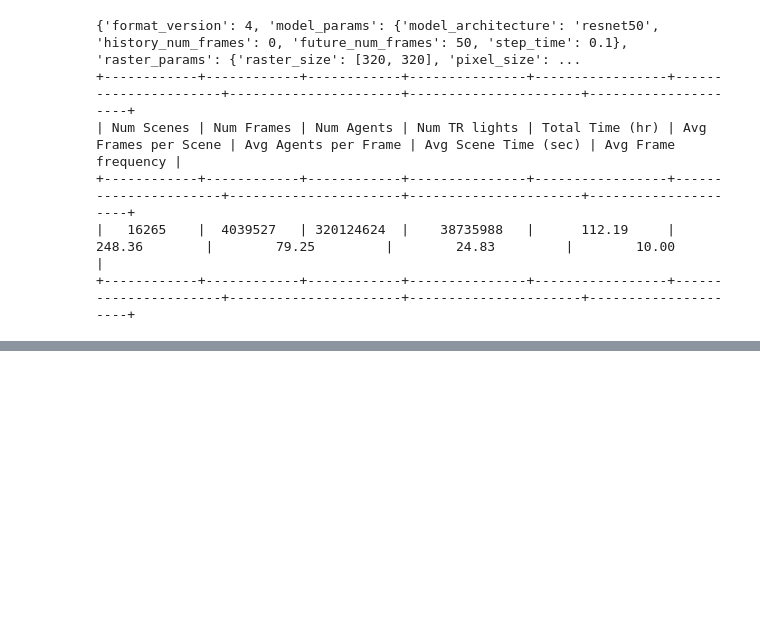
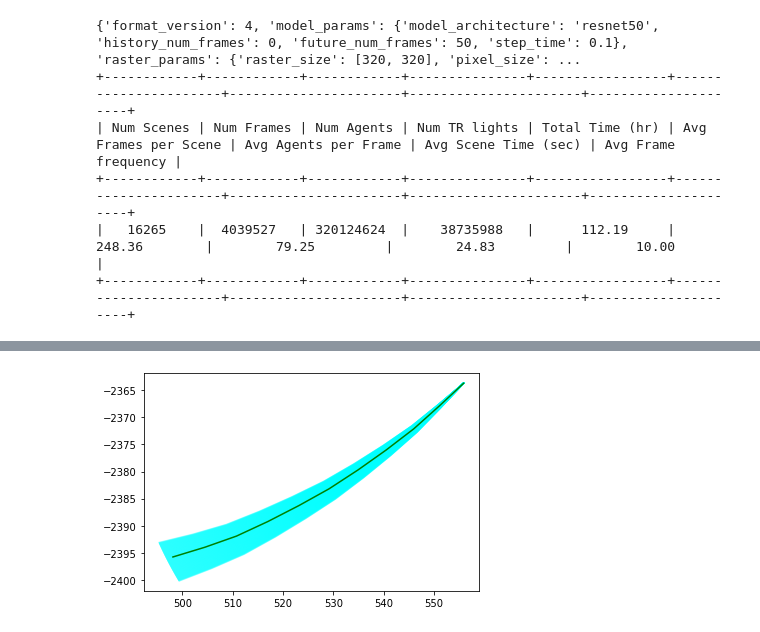
Before and after one commit to shuruiz/planning, a Jupyter notebook: intergration/model_evaluation.ipynb, the cells around one changed output, grey strips where cells are left out. Cells and saved outputs as stored; diff of their text form; code cells hidden in the pictures; blank space fills up the shorter version.

```diff
--- a/intergration/model_evaluation.ipynb
+++ b/intergration/model_evaluation.ipynb
@@ -598,0 +566,2 @@ animate_planned_on_grid('8KfB', lane_list=lane_list, \
+# %%
+task= pickle.load(open("/home/lab1/repo/planning/tasks/task.pickle",'rb'))[0]
@@ -598,0 +667,8 @@ animate_planned_on_grid('8KfB', lane_list=lane_list, \
+# %%
+guide =_get_guide(task)
+print(len(guide))
+move1 = max_move(task, guide)
+move2 = min_move(task, guide)
+# move1.shape
+for i in range(10):
+    print(move1[i], move2[i])
@@ -598,0 +687,8 @@ animate_planned_on_grid('8KfB', lane_list=lane_list, \
+# %%
+for unit in np.arange(-3,4, 0.05):
+    move = min_move(task, guide, unit)
+    plt.plot(move[:,0], move[:,1], color='cyan', alpha=0.3)
+plt.plot(task[9:,0], task[9:,1], color='g')
+plt.show()
+# %% [output]
+[figure, added]
```
Also changed, not shown: parts of 14 cells of this notebook, 4 other files.
